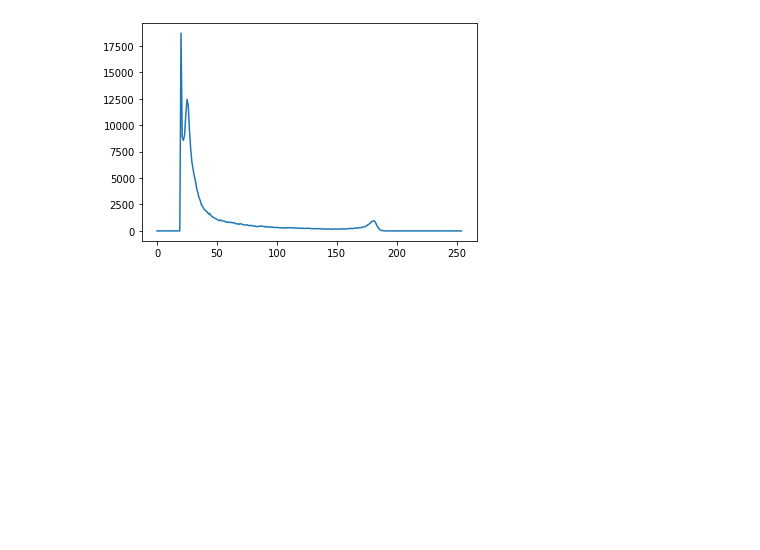
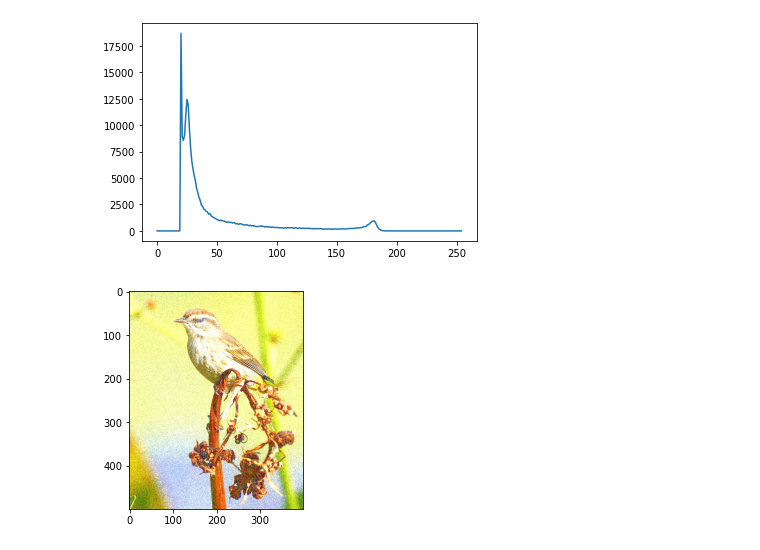
Before and after one commit to JVBravoo/visao_computacional, a Jupyter notebook: Atividade_06/atividade_06.ipynb, the cells around one changed output. Saved outputs shown, nothing was run; the diff lists cells and outputs as text; code cells hidden in the pictures; blank space fills up the shorter version.

```diff
--- a/Atividade_06/atividade_06.ipynb
+++ b/Atividade_06/atividade_06.ipynb
@@ -134,0 +123,3 @@ cv.waitKey()
+# %%
+ img2a = Image.open('06.cores/Image_(2a).jpg')
+ img2b = Image.open('06.cores/Image_(2b).jpg')
@@ -134,0 +206,5 @@ cv.waitKey()
+# %%
+plt.imshow(img2a)
+plt.show()
+# %% [output]
+[figure, added]
```
Also changed, not shown: parts of 16 cells of this notebook, 2 other files.
